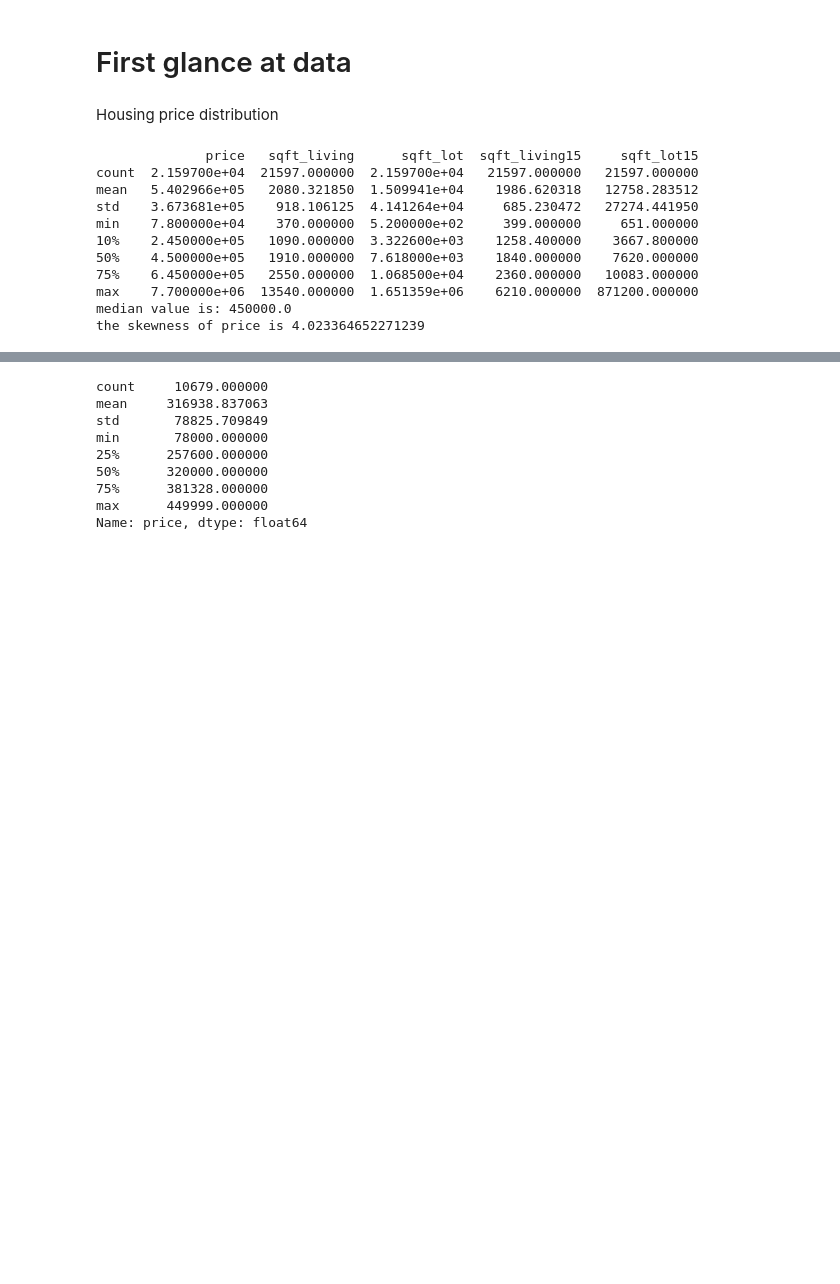
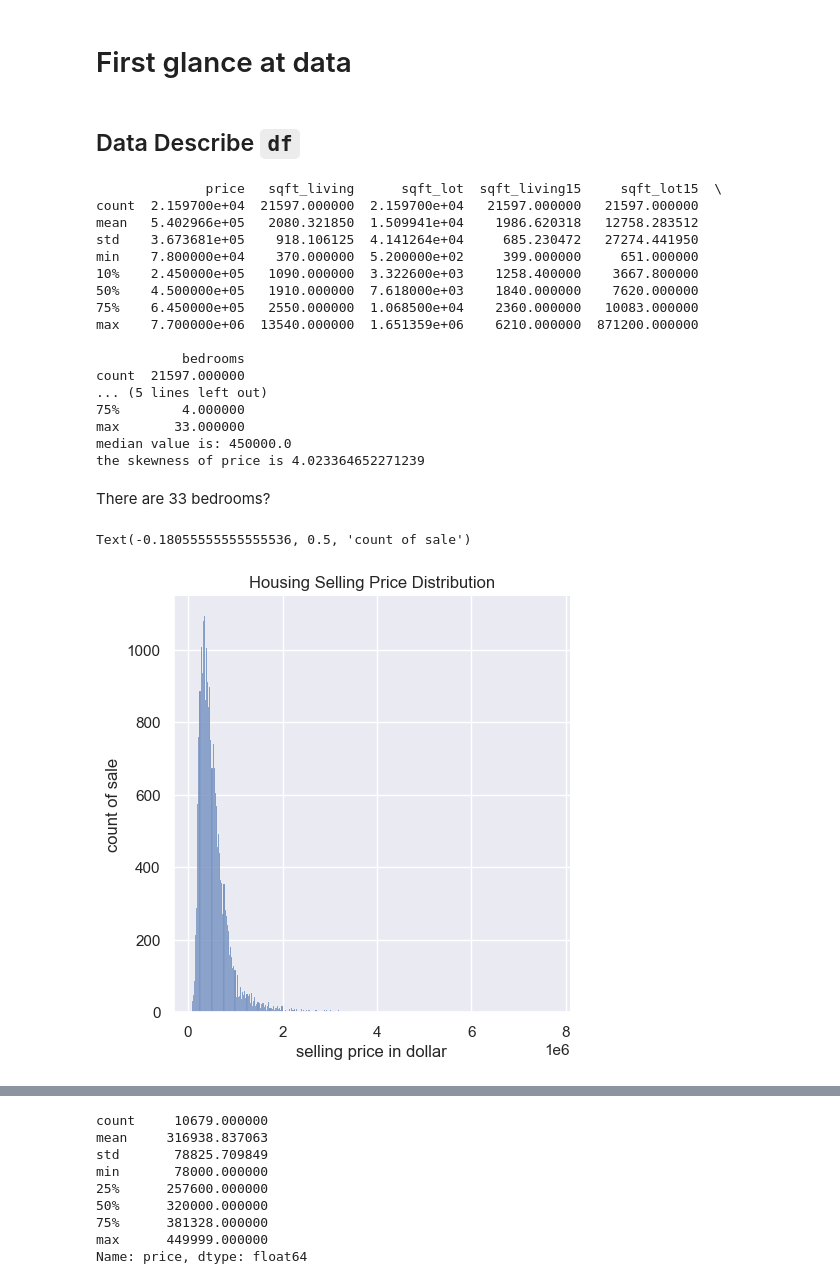
Before and after one commit to puektchenli/eda_prj_li, a Jupyter notebook: EDA_li.ipynb, the cells around one changed output, grey strips where cells are left out. Drawn from its saved outputs; the diff is of its cells as text; code cells hidden in the pictures; blank space fills up the shorter version.

```diff
--- a/EDA_li.ipynb
+++ b/EDA_li.ipynb
@@ -198,15 +189,15 @@ dtypes: category(2), datetime64[ns](1), float64(5), int64(11), object(1)
 memory usage: 3.0+ MB
 # %% [markdown]
 # First glance at data
-# %% [markdown]
-Housing price distribution
+# %% [markdown]
+## Data Describe `df`
 # %%
-print(df[['price','sqft_living','sqft_lot','sqft_living15','sqft_lot15']].describe(percentiles=[.1, .5, .75]))
+print(df[['price','sqft_living','sqft_lot','sqft_living15','sqft_lot15','bedrooms']].describe(percentiles=[.1, .5, .75]))
 a = df['price'].median()
 print(f'median value is: {a}')
 print(f'the skewness of price is {df.price.skew(axis=0)}')
 # %% [output]
-              price   sqft_living      sqft_lot  sqft_living15     sqft_lot15
+              price   sqft_living      sqft_lot  sqft_living15     sqft_lot15  \
 count  2.159700e+04  21597.000000  2.159700e+04   21597.000000   21597.000000
 mean   5.402966e+05   2080.321850  1.509941e+04    1986.620318   12758.283512
 std    3.673681e+05    918.106125  4.141264e+04     685.230472   27274.441950
@@ -215,5 +206,27 @@ min    7.800000e+04    370.000000  5.200000e+02     399.000000     651.000000
 50%    4.500000e+05   1910.000000  7.618000e+03    1840.000000    7620.000000
 75%    6.450000e+05   2550.000000  1.068500e+04    2360.000000   10083.000000
 max    7.700000e+06  13540.000000  1.651359e+06    6210.000000  871200.000000
+
+           bedrooms
+count  21597.000000
+... (5 lines left out)
+75%        4.000000
+max       33.000000
 median value is: 450000.0
 the skewness of price is 4.023364652271239
+# %% [markdown]
+There are 33 bedrooms?
+# %%
+# plot price distri
+# f, ax = plt.subplots(figsize=(7, 6))
+
+sns.displot(data=df, x="price")
+
+plt.title('Housing Selling Price Distribution')
+plt.xlabel('selling price in dollar')
+plt.ylabel('count of sale')
+# plt.xlim((0,200000))
+# plt.ylim((0,300))
+# %% [output]
+Text(-0.18055555555555536, 0.5, 'count of sale')
+[figure, added]
```
Also changed, not shown: parts of 46 cells of this notebook, 14 other files.
